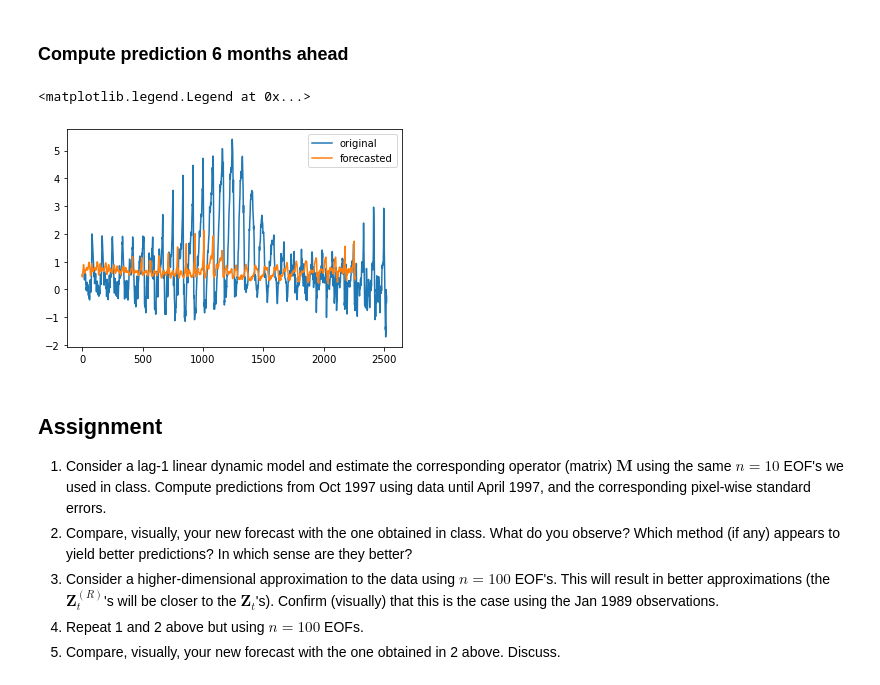
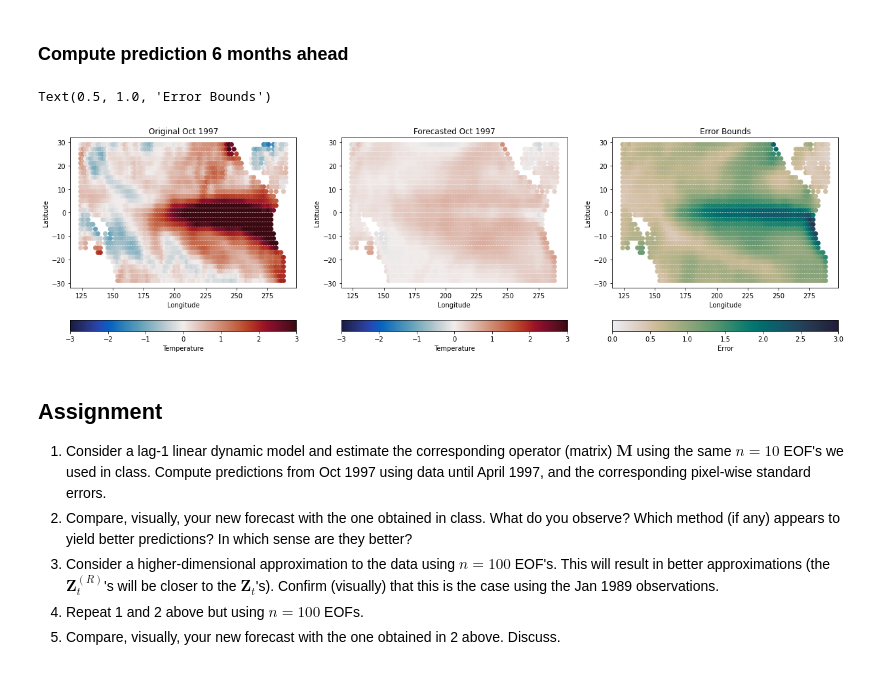
Before and after one commit to rbeutel/PRODIGY, a Jupyter notebook: assignment5.ipynb, the cells around one changed output. Cells and saved outputs as stored; diff of their text form; code cells hidden in the pictures.

```diff
--- a/assignment5.ipynb
+++ b/assignment5.ipynb
@@ -102,8 +118,8 @@ plt.legend()
 tau = 6;
 # [nt d] = size(TS); nt still 328?
 Cov0 = np.matmul(TS.T,TS) / nt
-TStplustau = TS[(tau+1):nt, :] #TS with first tau time pts removed
-TSt = TS[1:(nt-tau),:]    # TS with last tau time pts removed
+TStplustau = TS[tau:nt, :] #TS with first tau time pts removed
+TSt = TS[0:(nt-tau),:]    # TS with last tau time pts removed
 Covtau = np.matmul(TSt.T, TStplustau).T / (nt - tau)
 # %%
 # In MATLAB?
@@ -113,7 +129,7 @@ Ceta = Cov0 - Covtau * C0inv * Covtau.T
 # %% [markdown]
 ### Compute prediction 6 months ahead
 # %%
-alpha_forecast = Mest * TS[327, :].T
+alpha_forecast = Mest @ TS[327, :].T
 # %%
-spatial_forecast = [np.matmul(Ev[:, 1:n],alpha_forecast)[:,i] + spat_mean.T for i in range(np.shape(alpha_forecast)[0])]
+spatial_forecast = Ev[:, 0:n]@alpha_forecast + spat_mean.T
 # %%
@@ -121,12 +137,27 @@ C = Mest * Cov0 * Mest.T + Ceta;
 # %%
-forecast_bounds = 2 * np.sqrt(np.diag(np.matmul(np.matmul(Ev[:, 1:n], C), Ev[:, 1:n].T)))
+forecast_bounds = 2 * np.sqrt(np.diag(np.matmul(np.matmul(Ev[:, 0:n], C), Ev[:, 0:n].T)))
-# %%
-plt.plot(octoberSST, label='original')
-plt.plot(forecast_bounds, label='forecasted')
-plt.legend()
-# %% [output]
-<matplotlib.legend.Legend at 0x...>
-[figure, removed]
+# %%
+fig, ax = plt.subplots(1,3, figsize = (21,6))
+C = ax[0].scatter(data.lon,data.lat,c=octoberSST, cmap = cm.cm.balance, s = 40, vmin=-3, vmax=3)
+plt.colorbar(C, ax=ax[0], label='Temperature',orientation="horizontal")
+ax[0].set_ylabel('Latitude')
+ax[0].set_xlabel('Longitude')
+ax[0].set_title('Original Oct 1997')
+
+C = ax[1].scatter(data.lon,data.lat,c=spatial_forecast, cmap = cm.cm.balance, s = 40, vmin=-3, vmax=3)
+plt.colorbar(C, ax=ax[1], label='Temperature',orientation="horizontal")
+ax[1].set_ylabel('Latitude')
+ax[1].set_xlabel('Longitude')
+ax[1].set_title('Forecasted Oct 1997')
+
+C = ax[2].scatter(data.lon,data.lat,c=forecast_bounds, cmap = cm.cm.rain, s = 40, vmin=0, vmax=3)
+plt.colorbar(C, ax=ax[2], label='Error',orientation="horizontal")
+ax[2].set_ylabel('Latitude')
+ax[2].set_xlabel('Longitude')
+ax[2].set_title('Error Bounds')
+# %% [output]
+Text(0.5, 1.0, 'Error Bounds')
+[figure, added]
 # %% [markdown]
 ## Assignment
 
```
Also changed, not shown: parts of 8 cells of this notebook.
